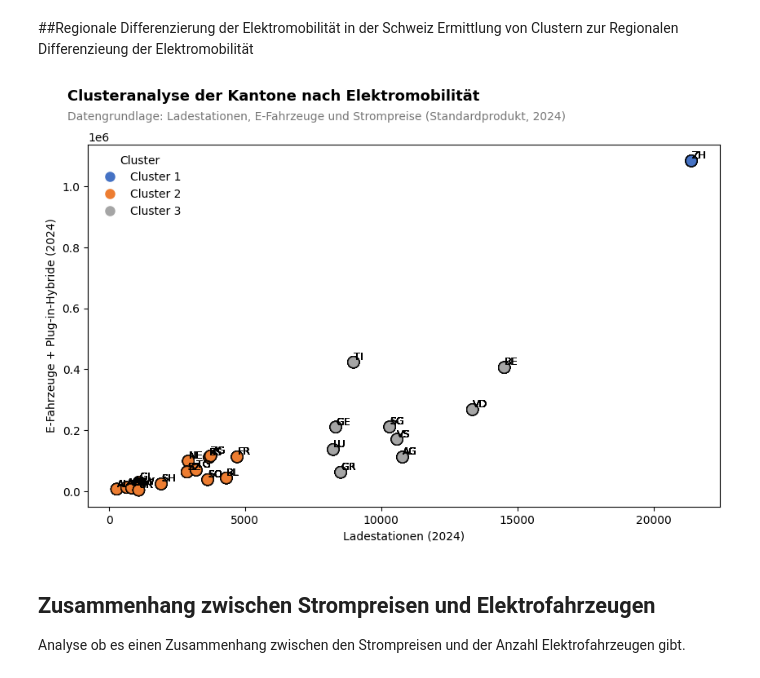
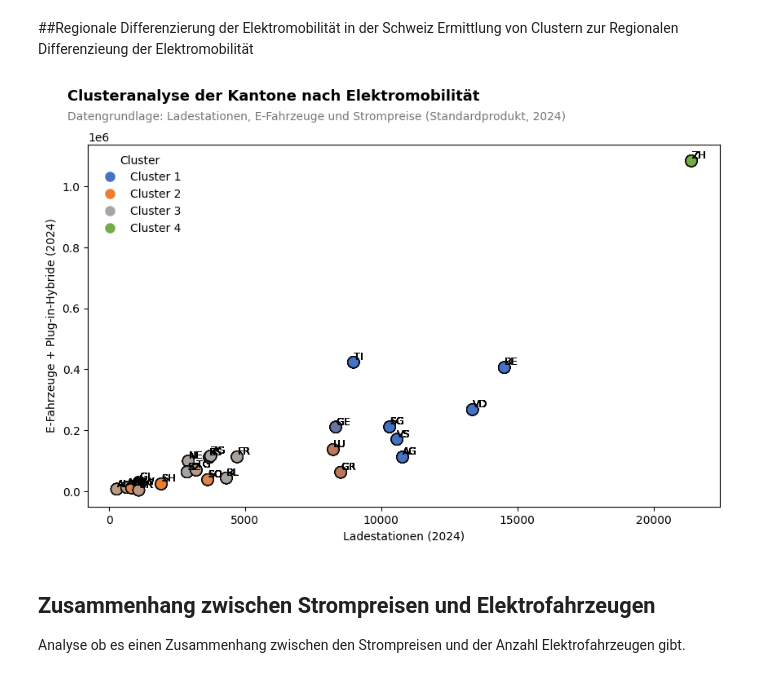
Before and after one commit to matwirabc/binaproject, a Jupyter notebook: Auto/Fahrzeugentwicklung_in_der_Schweiz.ipynb, the cells around one changed output. Saved outputs shown, nothing was run; the diff lists cells and outputs as text; code cells hidden in the pictures.

```diff
--- a/Auto/Fahrzeugentwicklung_in_der_Schweiz.ipynb
+++ b/Auto/Fahrzeugentwicklung_in_der_Schweiz.ipynb
@@ -1239,21 +1239,23 @@ else:
 
 
 # KMeans-Clustering durchführen
-if len(df_cluster_2024) >= 3:
+if len(df_cluster_2024) >= 4:  # Sicherstellen, dass wir genug Daten für 4 Cluster haben
     scaler = StandardScaler()
     X = df_cluster_2024[['Fahrzeuge', 'Ladestationen', 'Strompreis']]
     X_scaled = scaler.fit_transform(X)
-    n_clusters = min(3, len(df_cluster_2024) - 1)
+    n_clusters = 4  # Jetzt 4 Cluster statt 3
     kmeans = KMeans(n_clusters=n_clusters, random_state=42, n_init=10)
     df_cluster_2024['Cluster'] = kmeans.fit_predict(X_scaled)
 else:
+    # Fallback, falls weniger als 4 Datenpunkte vorhanden sind
     df_cluster_2024['Cluster'] = 0
 
 # Layout an IBCS Standard angepasst
 plt.figure(figsize=(10, 6))
 IBCS_BLACK = '#000000'
 IBCS_GRAY = '#777777'
-IBCS_CLUSTER_COLORS = ['#4572c4', '#ed7d31', '#a5a5a5']  # Blau, Orange, Grau
+# Erweiterte Farbpalette für 4 Cluster
+IBCS_CLUSTER_COLORS = ['#4572c4', '#ed7d31', '#a5a5a5', '#70ad47']  # Blau, Orange, Grau, Grün
 
 n_used_clusters = df_cluster_2024['Cluster'].nunique()
 cluster_colors = IBCS_CLUSTER_COLORS[:n_used_clusters]
@@ -1273,34 +1275,34 @@ for _, row in df_cluster_2024.iterrows():
              fontsize=9, color=IBCS_BLACK, ha='left', va='bottom')
 
 jahr_info = f"{target_year}" if target_year == 2024 else f"{target_year} (statt 2024)"
 
 # Achsenformatierung gemäss IBCS (Kein Showgrid, Showline und Farbe Grau)
 plt.xlabel(f'Ladestationen ({jahr_info})', fontsize=10, color=IBCS_BLACK)
 plt.ylabel(f'E-Fahrzeuge + Plug-in-Hybride ({jahr_info})', fontsize=10, color=IBCS_BLACK)
 plt.grid(False)
 plt.tick_params(colors=IBCS_BLACK)
 plt.xticks(color=IBCS_BLACK)
 plt.yticks(color=IBCS_BLACK)
 
 legend_elements = [
     plt.Line2D([0], [0], marker='o', color='w',
                markerfacecolor=cluster_colors[i],
                markersize=10, label=f'Cluster {i+1}')
     for i in range(n_used_clusters)
 ]
 plt.legend(handles=legend_elements, loc='upper left', frameon=False, title="Cluster")
 plt.subplots_adjust(top=0.85)
 
 fig = plt.gcf()
 fig.text(0.1, 0.94, 'Clusteranalyse der Kantone nach Elektromobilität',
          fontsize=13, weight='bold', color=IBCS_BLACK, ha='left')
 fig.text(0.1, 0.90, f'Datengrundlage: Ladestationen, E-Fahrzeuge und Strompreise (Standardprodukt, {jahr_info})',
          fontsize=10, color=IBCS_GRAY, ha='left')
 
 # Anzeigen des Diagramms
 plt.show()
 # %% [output]
-[figure, old version]
+[figure, new version]
 # %% [markdown]
 ## Zusammenhang zwischen Strompreisen und Elektrofahrzeugen
 
```
Also changed, not shown: parts of 2 cells of this notebook.
